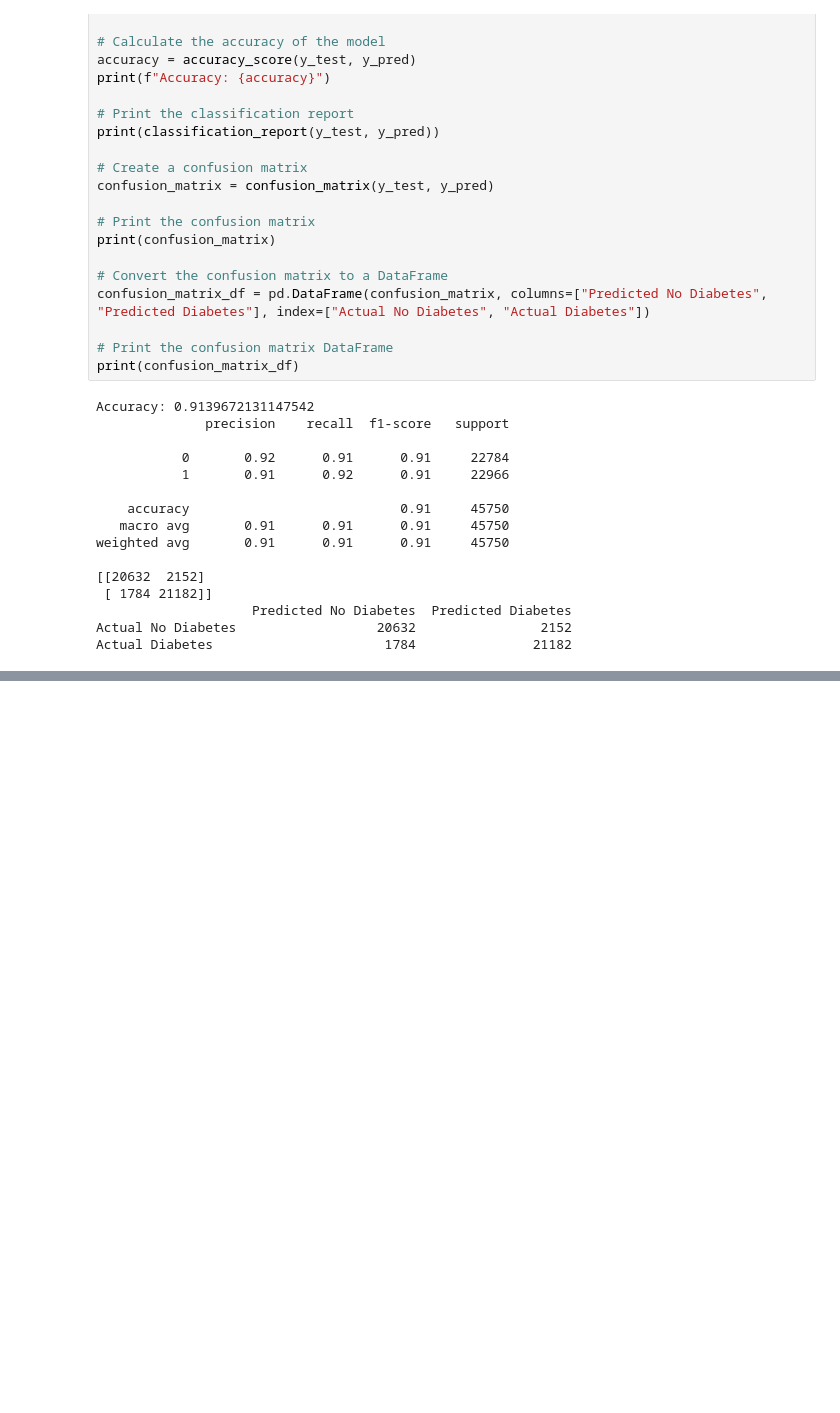
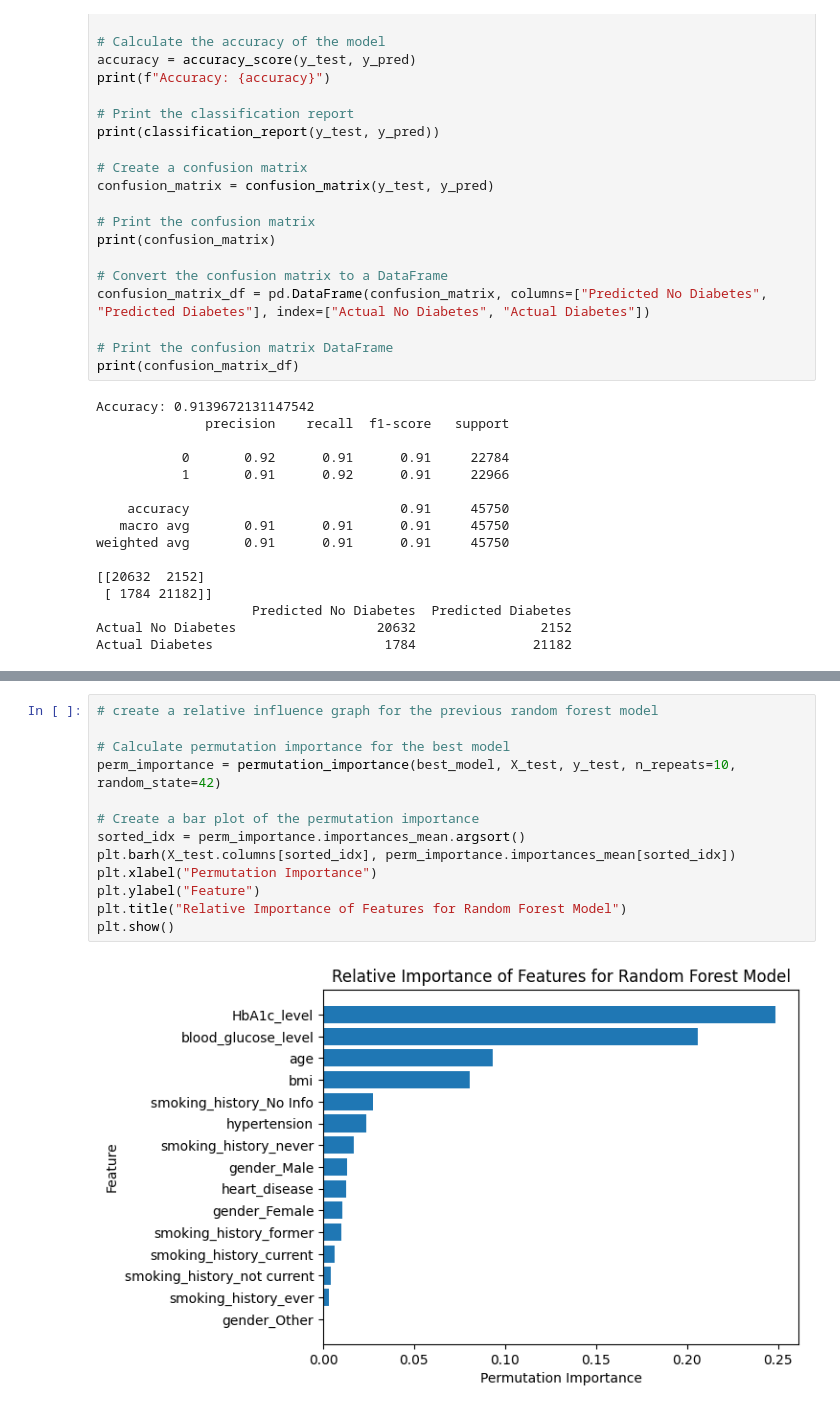
Before and after one commit to Saposcat/Project_2---Gemma-Diabetes, a Jupyter notebook: Diabetes_Prediction_Code.ipynb, the cells around one changed output, grey strips where cells are left out. Drawn from its saved outputs; the diff is of its cells as text; blank space fills up the shorter version.

```diff
--- a/Diabetes_Prediction_Code.ipynb
+++ b/Diabetes_Prediction_Code.ipynb
@@ -1147,0 +1234,15 @@ Actual Diabetes                        46               22920
+# %%
+# create a relative influence graph for the previous random forest model
+
+# Calculate permutation importance for the best model
+perm_importance = permutation_importance(best_model, X_test, y_test, n_repeats=10, random_state=42)
+
+# Create a bar plot of the permutation importance
+sorted_idx = perm_importance.importances_mean.argsort()
+plt.barh(X_test.columns[sorted_idx], perm_importance.importances_mean[sorted_idx])
+plt.xlabel("Permutation Importance")
+plt.ylabel("Feature")
+plt.title("Relative Importance of Features for Random Forest Model")
+plt.show()
+# %% [output]
+[figure, added]
```
Also changed, not shown: parts of 31 cells of this notebook.
